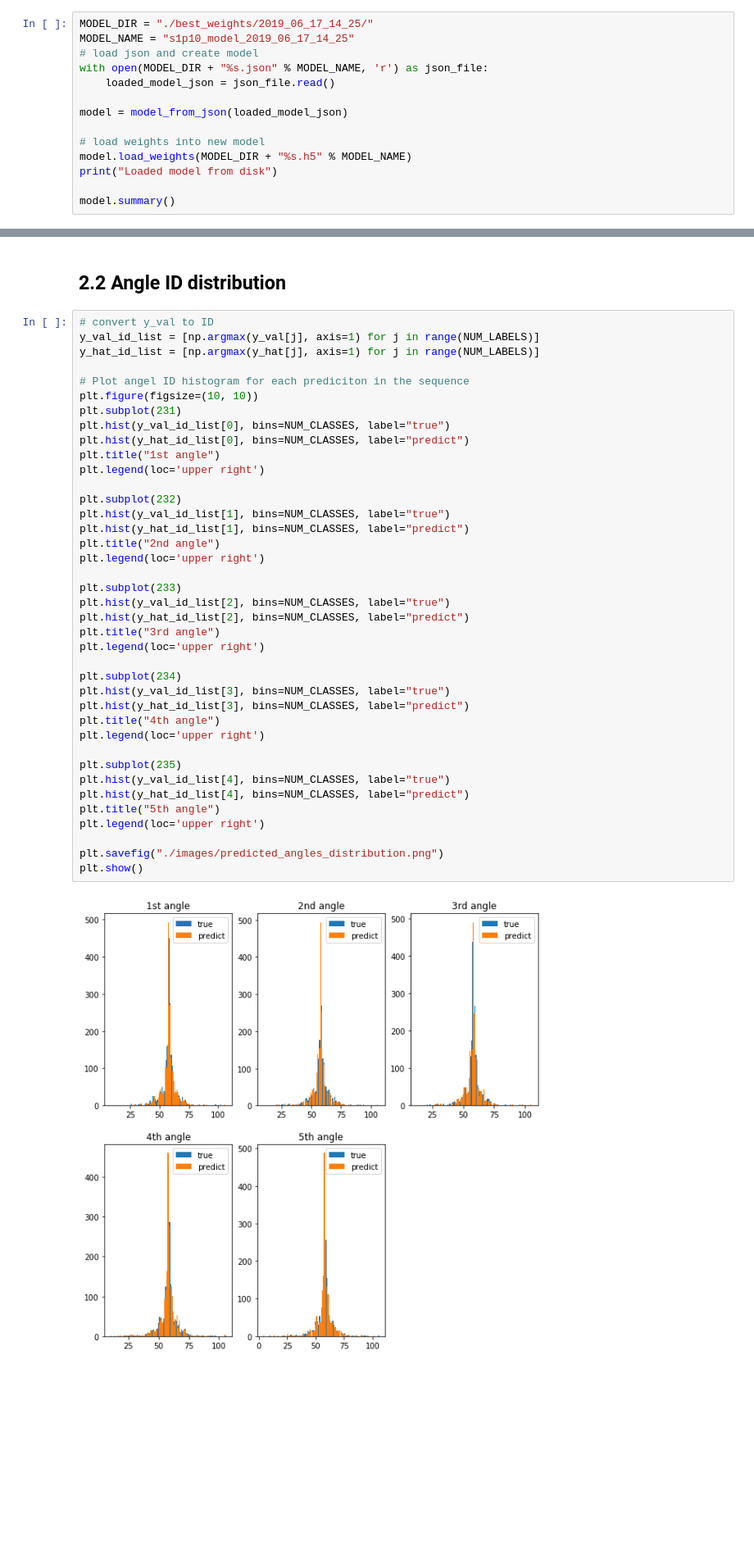
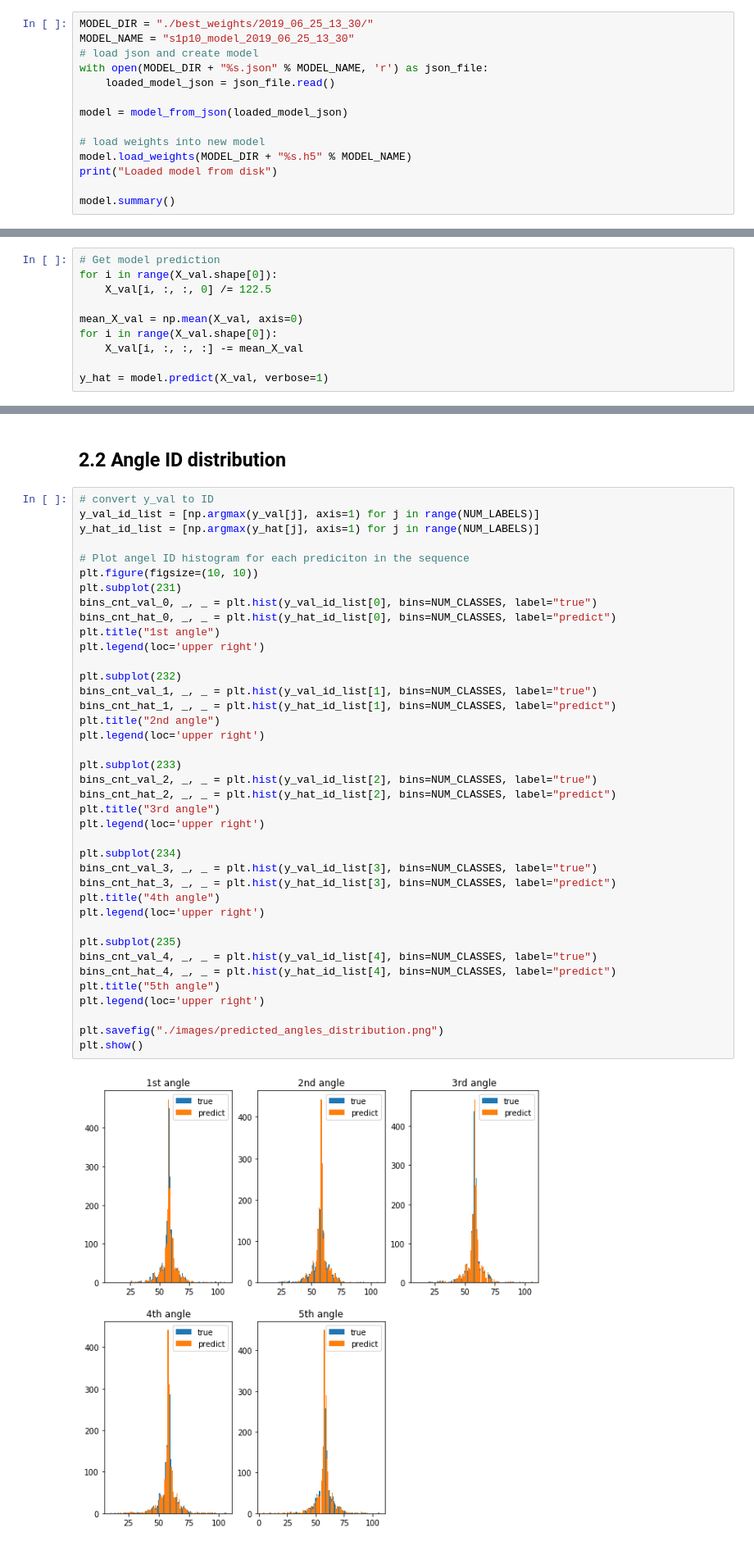
Before and after one commit to quan-dao/ECN-E2E, a Jupyter notebook: checkout_model_performance.ipynb, the cells around one changed output, grey strips where cells are left out. Shown at 82% size. Cells and saved outputs as stored; diff of their text form; blank space fills up the shorter version.

```diff
--- a/checkout_model_performance.ipynb
+++ b/checkout_model_performance.ipynb
@@ -14,8 +16,8 @@ import sklearn.metrics
 # 1. Setup
 ## 1.1 Load Model
 # %%
-MODEL_DIR = "./best_weights/2019_06_17_14_25/"
-MODEL_NAME = "s1p10_model_2019_06_17_14_25"
+MODEL_DIR = "./best_weights/2019_06_25_13_30/"
+MODEL_NAME = "s1p10_model_2019_06_25_13_30"
 # load json and create model
 with open(MODEL_DIR + "%s.json" % MODEL_NAME, 'r') as json_file:
     loaded_model_json = json_file.read()
@@ -72,0 +70,10 @@ y_hat = model.predict(X_val, verbose=1)
+# %%
+# Get model prediction
+for i in range(X_val.shape[0]):
+    X_val[i, :, :, 0] /= 122.5
+
+mean_X_val = np.mean(X_val, axis=0)
+for i in range(X_val.shape[0]):
+    X_val[i, :, :, :] -= mean_X_val
+
+y_hat = model.predict(X_val, verbose=1)
@@ -142,41 +151,41 @@ Pred 4:          0.1050          0.8409
 # %%
 # convert y_val to ID
 y_val_id_list = [np.argmax(y_val[j], axis=1) for j in range(NUM_LABELS)]
 y_hat_id_list = [np.argmax(y_hat[j], axis=1) for j in range(NUM_LABELS)]
 
 # Plot angel ID histogram for each prediciton in the sequence
 plt.figure(figsize=(10, 10))
 plt.subplot(231)
-plt.hist(y_val_id_list[0], bins=NUM_CLASSES, label="true")
-plt.hist(y_hat_id_list[0], bins=NUM_CLASSES, label="predict")
+bins_cnt_val_0, _, _ = plt.hist(y_val_id_list[0], bins=NUM_CLASSES, label="true")
+bins_cnt_hat_0, _, _ = plt.hist(y_hat_id_list[0], bins=NUM_CLASSES, label="predict")
 plt.title("1st angle")
 plt.legend(loc='upper right')
 
 plt.subplot(232)
-plt.hist(y_val_id_list[1], bins=NUM_CLASSES, label="true")
-plt.hist(y_hat_id_list[1], bins=NUM_CLASSES, label="predict")
+bins_cnt_val_1, _, _ = plt.hist(y_val_id_list[1], bins=NUM_CLASSES, label="true")
+bins_cnt_hat_1, _, _ = plt.hist(y_hat_id_list[1], bins=NUM_CLASSES, label="predict")
 plt.title("2nd angle")
 plt.legend(loc='upper right')
 
 plt.subplot(233)
-plt.hist(y_val_id_list[2], bins=NUM_CLASSES, label="true")
-plt.hist(y_hat_id_list[2], bins=NUM_CLASSES, label="predict")
+bins_cnt_val_2, _, _ = plt.hist(y_val_id_list[2], bins=NUM_CLASSES, label="true")
+bins_cnt_hat_2, _, _ = plt.hist(y_hat_id_list[2], bins=NUM_CLASSES, label="predict")
 plt.title("3rd angle")
 plt.legend(loc='upper right')
 
 plt.subplot(234)
-plt.hist(y_val_id_list[3], bins=NUM_CLASSES, label="true")
-plt.hist(y_hat_id_list[3], bins=NUM_CLASSES, label="predict")
+bins_cnt_val_3, _, _ = plt.hist(y_val_id_list[3], bins=NUM_CLASSES, label="true")
+bins_cnt_hat_3, _, _ = plt.hist(y_hat_id_list[3], bins=NUM_CLASSES, label="predict")
 plt.title("4th angle")
 plt.legend(loc='upper right')
 
 plt.subplot(235)
-plt.hist(y_val_id_list[4], bins=NUM_CLASSES, label="true")
-plt.hist(y_hat_id_list[4], bins=NUM_CLASSES, label="predict")
+bins_cnt_val_4, _, _ = plt.hist(y_val_id_list[4], bins=NUM_CLASSES, label="true")
+bins_cnt_hat_4, _, _ = plt.hist(y_hat_id_list[4], bins=NUM_CLASSES, label="predict")
 plt.title("5th angle")
 plt.legend(loc='upper right')
 
 plt.savefig("./images/predicted_angles_distribution.png")
 plt.show()
 # %% [output]
-[figure, old version]
+[figure, new version]
```
Also changed, not shown: parts of 9 cells of this notebook, 3 other files.
